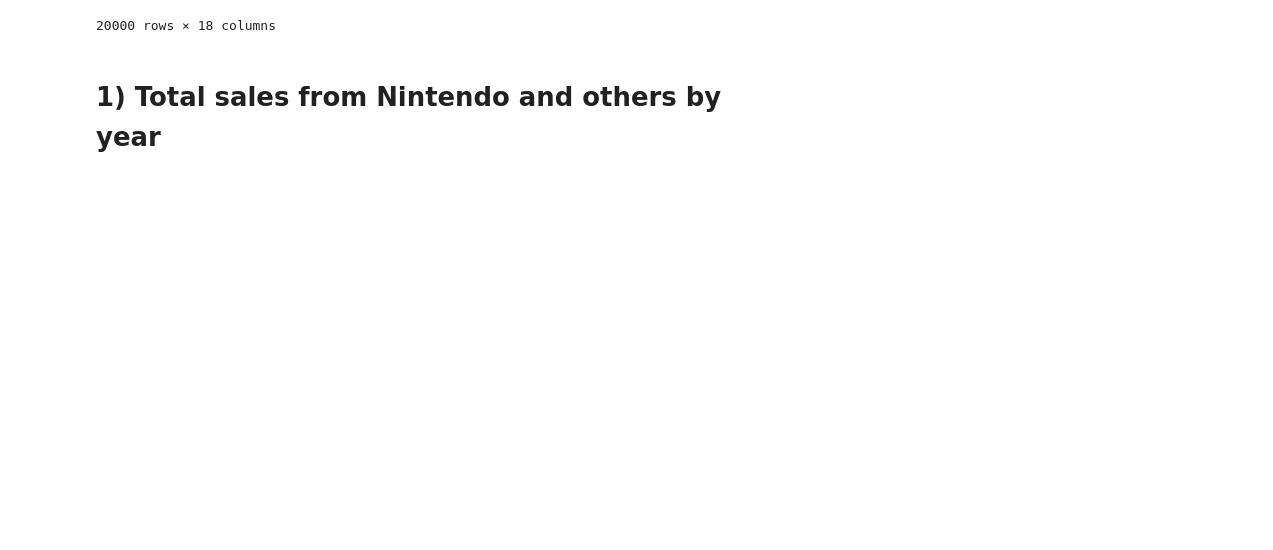
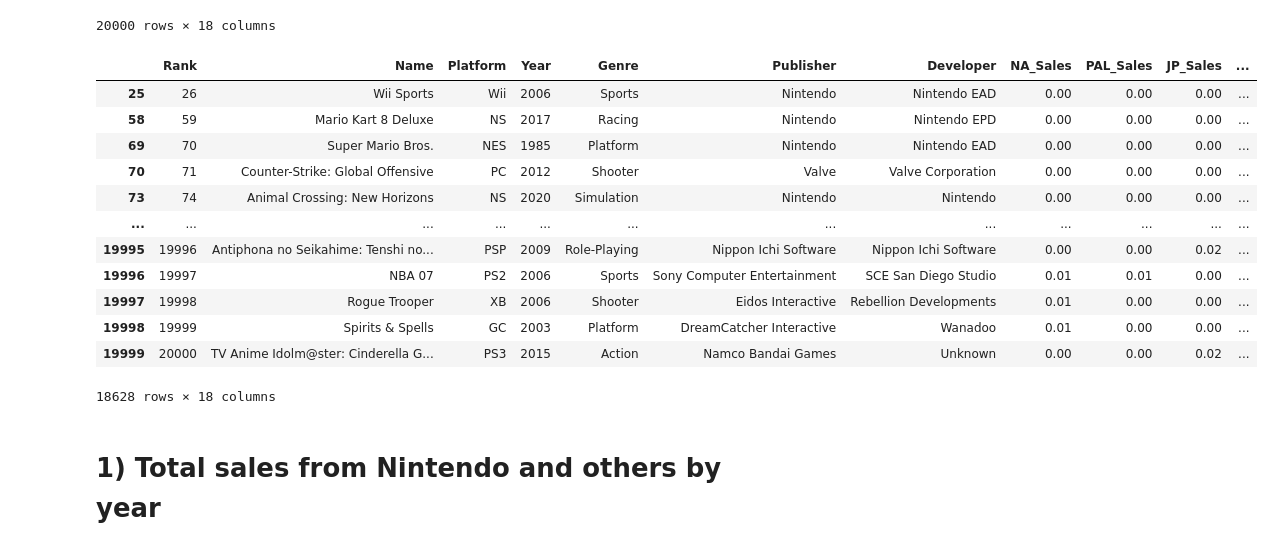
Before and after one commit to dmarticr/CAPP30239_FA22, a Jupyter notebook: data/cleaning_data.ipynb, the cells around one changed output. Saved outputs shown, nothing was run; the diff lists cells and outputs as text; code cells hidden in the pictures; blank space fills up the shorter version.

```diff
--- a/data/cleaning_data.ipynb
+++ b/data/cleaning_data.ipynb
@@ -44,6 +44,24 @@ df
 | 19998 | 19999 | Spirits & Spells | GC | 2003 | Platform | DreamCatcher Interactive | Wanadoo | 0.01 | 0.00 | 0.00 | ... |
 | 19999 | 20000 | TV Anime Idolm@ster: Cinderella G... | PS3 | 2015 | Action | Namco Bandai Games | Unknown | 0.00 | 0.00 | 0.02 | ... |
 20000 rows × 18 columns
+# %%
+df = df[df['Name_platform'] != "Series"]
+df = df[df['Name_platform'] != "All"]
+df
+# %% [output]
+|  | Rank | Name | Platform | Year | Genre | Publisher | Developer | NA_Sales | PAL_Sales | JP_Sales | ... |
+| 25 | 26 | Wii Sports | Wii | 2006 | Sports | Nintendo | Nintendo EAD | 0.00 | 0.00 | 0.00 | ... |
+| 58 | 59 | Mario Kart 8 Deluxe | NS | 2017 | Racing | Nintendo | Nintendo EPD | 0.00 | 0.00 | 0.00 | ... |
+| 69 | 70 | Super Mario Bros. | NES | 1985 | Platform | Nintendo | Nintendo EAD | 0.00 | 0.00 | 0.00 | ... |
+| 70 | 71 | Counter-Strike: Global Offensive | PC | 2012 | Shooter | Valve | Valve Corporation | 0.00 | 0.00 | 0.00 | ... |
+| 73 | 74 | Animal Crossing: New Horizons | NS | 2020 | Simulation | Nintendo | Nintendo | 0.00 | 0.00 | 0.00 | ... |
+| ... | ... | ... | ... | ... | ... | ... | ... | ... | ... | ... | ... |
+| 19995 | 19996 | Antiphona no Seikahime: Tenshi no... | PSP | 2009 | Role-Playing | Nippon Ichi Software | Nippon Ichi Software | 0.00 | 0.00 | 0.02 | ... |
+| 19996 | 19997 | NBA 07 | PS2 | 2006 | Sports | Sony Computer Entertainment | SCE San Diego Studio | 0.01 | 0.01 | 0.00 | ... |
+| 19997 | 19998 | Rogue Trooper | XB | 2006 | Shooter | Eidos Interactive | Rebellion Developments | 0.01 | 0.00 | 0.00 | ... |
+| 19998 | 19999 | Spirits & Spells | GC | 2003 | Platform | DreamCatcher Interactive | Wanadoo | 0.01 | 0.00 | 0.00 | ... |
+| 19999 | 20000 | TV Anime Idolm@ster: Cinderella G... | PS3 | 2015 | Action | Namco Bandai Games | Unknown | 0.00 | 0.00 | 0.02 | ... |
+18628 rows × 18 columns
 # %% [markdown]
 # 1) Total sales from Nintendo and others by year
 # %%
```
Also changed, not shown: parts of 6 cells of this notebook, 9 other files.
